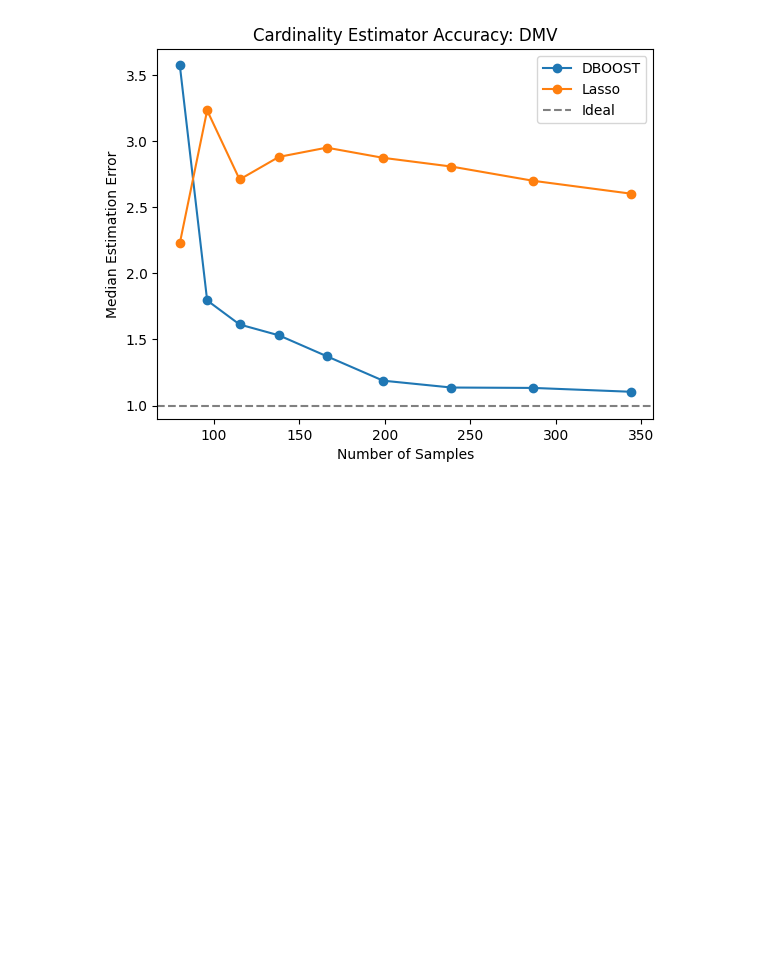
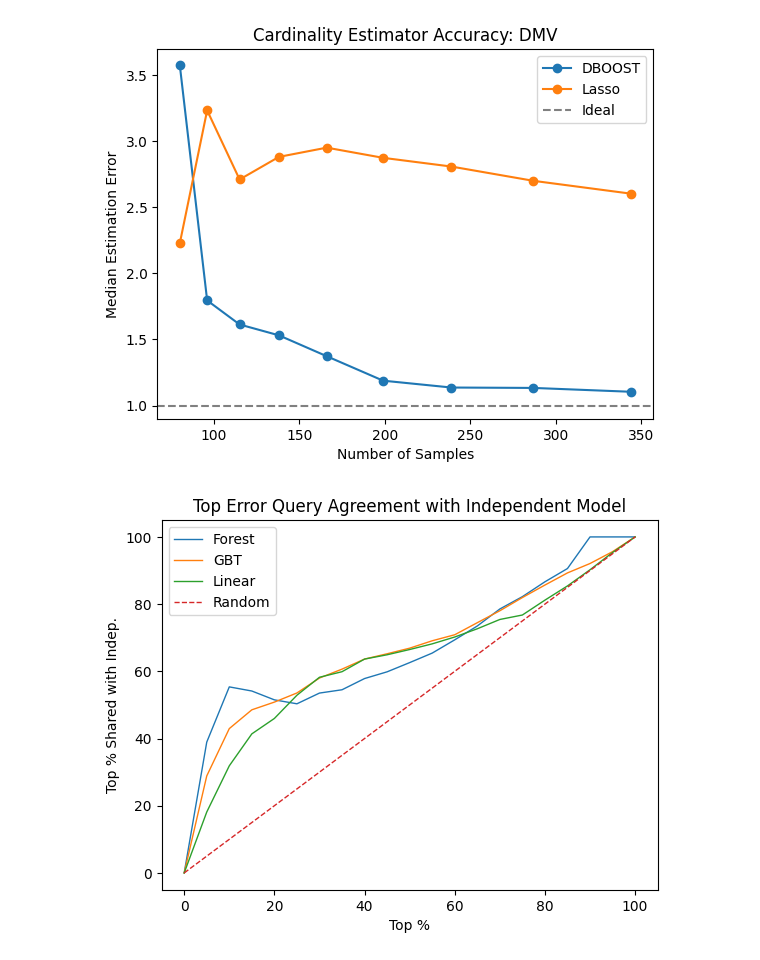
Before and after one commit to shainotshy1/naru-spectral, a Jupyter notebook: analysis.ipynb, the cells around one changed output. Cells and saved outputs as stored; diff of their text form; code cells hidden in the pictures; blank space fills up the shorter version.

```diff
--- a/analysis.ipynb
+++ b/analysis.ipynb
@@ -38,3 +38,71 @@ plt.legend()
 plt.show()
 # %% [output]
 [figure]
+# %%
+percentiles = np.arange(0, 105, 5)
+
+random = percentiles
+
+forest_shared = [0.0, 0.38926174496644295, 0.5536912751677853, 0.5413870246085011, 0.5151006711409396, 0.5033557046979866, 0.5352743561030235, 0.54510556621881, 0.5785054575986566, 0.5985074626865672, 0.6259234385493619, 0.6542455711667685, 0.6937290033594625, 0.7348837209302326, 0.7855086372360844, 0.8222122704881325, 0.866442671146577, 0.9059288537549407, 1.0, 1.0, 1.0]
+gbt_shared = [0.0, 0.28859060402684567, 0.42953020134228187, 0.4854586129753915, 0.5083892617449665, 0.5355704697986577, 0.58006718924972, 0.6065259117082533, 0.6364399664147775, 0.6522388059701493, 0.6689053055742109, 0.6908979841172878, 0.7088465845464725, 0.744702842377261, 0.7802303262955854, 0.819525302283923, 0.8567828643427131, 0.8928853754940711, 0.9208659947741694, 0.9561527581329562, 1.0]
+linear_shared = [0.0, 0.18120805369127516, 0.3187919463087248, 0.41387024608501116, 0.4597315436241611, 0.5288590604026846, 0.5823068309070548, 0.5988483685220729, 0.6364399664147775, 0.6492537313432836, 0.6648757555406313, 0.681734880879658, 0.7021276595744681, 0.7266149870801034, 0.7543186180422264, 0.767577250335871, 0.8118437631247375, 0.8541501976284585, 0.9022023142963792, 0.9536775106082037, 1.0]
+# naru_shared = [0.0, 0.18791946308724833, 0.26174496644295303, 0.3400447427293065, 0.40436241610738255, 0.49395973154362416, 0.5442329227323628, 0.5767754318618042, 0.6423173803526449, 0.676865671641791, 0.7085292142377434, 0.7587049480757483, 0.7844344904815229, 0.8056847545219639, 0.8277351247600768, 0.8472906403940886, 0.8723225535489291, 0.9019762845849802, 0.9264650989175065, 0.9579207920792079, 1.0]
+
+# ---Naru---
+# max 8.0 99th 6.851 95th 4.357 median 1.092 mean 1.557
+# max 635.805 99th 141.604 95th 55.11 median 32.856 mean 36.487
+
+# ---CardEst---
+# max 149.08 99th 12.935 95th 1.858 median 1.043 mean 1.529
+# max 1.558 99th 0.549 95th 0.418 median 0.087 mean 0.187
+
+# ---MCE-GBT---
+# max 2527252.0 99th 163153.88 95th 8002.0 median 1.215 mean 5292.192
+# max 5.997 99th 1.345 95th 0.394 median 0.288 mean 0.332
+
+# ---MCE-LINEAR---
+# max 2019038.0 99th 185020.48 95th 5992.2 median 2.431 mean 7707.326
+# max 1.312 99th 0.321 95th 0.218 median 0.142 mean 0.153
+
+# ---MCE-FOREST---
+# max 57081.986 99th 325.328 95th 20.146 median 1.057 mean 54.291
+# max 25.002 99th 14.13 95th 12.667 median 11.654 mean 11.809
+
+# Naru
+# [0.0, 0.18791946308724833, 0.26174496644295303, 0.3400447427293065, 0.40436241610738255, 0.49395973154362416, 0.5442329227323628, 0.5767754318618042, 0.6423173803526449, 0.676865671641791, 0.7085292142377434, 0.7587049480757483, 0.7844344904815229, 0.8056847545219639, 0.8277351247600768, 0.8472906403940886, 0.8723225535489291, 0.9019762845849802, 0.9264650989175065, 0.9579207920792079, 1.0]
+# Full estimator Pearson correlation: 0.1197
+# Full estimator Spearman correlation: 0.5256
+# MCE-GBT
+# [0.0, 0.28859060402684567, 0.42953020134228187, 0.4854586129753915, 0.5083892617449665, 0.5355704697986577, 0.58006718924972, 0.6065259117082533, 0.6364399664147775, 0.6522388059701493, 0.6689053055742109, 0.6908979841172878, 0.7088465845464725, 0.744702842377261, 0.7802303262955854, 0.819525302283923, 0.8567828643427131, 0.8928853754940711, 0.9208659947741694, 0.9561527581329562, 1.0]
+# Full estimator Pearson correlation: 0.0534
+# Full estimator Spearman correlation: 0.5020
+# MCE-LINEAR
+# [0.0, 0.18120805369127516, 0.3187919463087248, 0.41387024608501116, 0.4597315436241611, 0.5288590604026846, 0.5823068309070548, 0.5988483685220729, 0.6364399664147775, 0.6492537313432836, 0.6648757555406313, 0.681734880879658, 0.7021276595744681, 0.7266149870801034, 0.7543186180422264, 0.767577250335871, 0.8118437631247375, 0.8541501976284585, 0.9022023142963792, 0.9536775106082037, 1.0]
+# Full estimator Pearson correlation: 0.0394
+# Full estimator Spearman correlation: 0.4366
+# MCE-FOREST
+# [0.0, 0.38926174496644295, 0.5536912751677853, 0.5413870246085011, 0.5151006711409396, 0.5033557046979866, 0.5352743561030235, 0.54510556621881, 0.5785054575986566, 0.5985074626865672, 0.6259234385493619, 0.6542455711667685, 0.6937290033594625, 0.7348837209302326, 0.7855086372360844, 0.8222122704881325, 0.866442671146577, 0.9059288537549407, 1.0, 1.0, 1.0]
+# Full estimator Pearson correlation: 0.0668
+# Full estimator Spearman correlation: 0.4559
+
+forest_shared = 100 * np.array(forest_shared)
+gbt_shared = 100 * np.array(gbt_shared)
+linear_shared = 100 * np.array(linear_shared)
+# naru_shared = 100 * np.array(naru_shared)
+
+plt.plot(percentiles, forest_shared, label="Forest", linewidth=1)
+plt.plot(percentiles, gbt_shared, label="GBT", linewidth=1)
+plt.plot(percentiles, linear_shared, label="Linear", linewidth=1)
+# plt.plot(percentiles, naru_shared, label="Naru", linewidth=1)
+plt.plot(percentiles, random, linestyle='--', label="Random", linewidth=1)
+plt.xlabel("Top %")
+plt.ylabel("Top % Shared with Indep.")
+plt.title("Top Error Query Agreement with Independent Model")
+plt.legend()
+plt.show() # The better performing models tend to agree with the independence assumption model => Are they just learning this?
+
+# Conclusion => Queries that perform worse for independent will perform worse for other models
+# Solution => Efficiently identify queries that will have poor performance for an independent estimator and use these as a benchmark
+# How? Create mask representation of queries => value mask as expected q-error => sparse recovery => find maximal mask => generate queries with this mask and show poor errors for all methods
+# %% [output]
+[figure, added]
```
Also changed, not shown: 16 other files.
